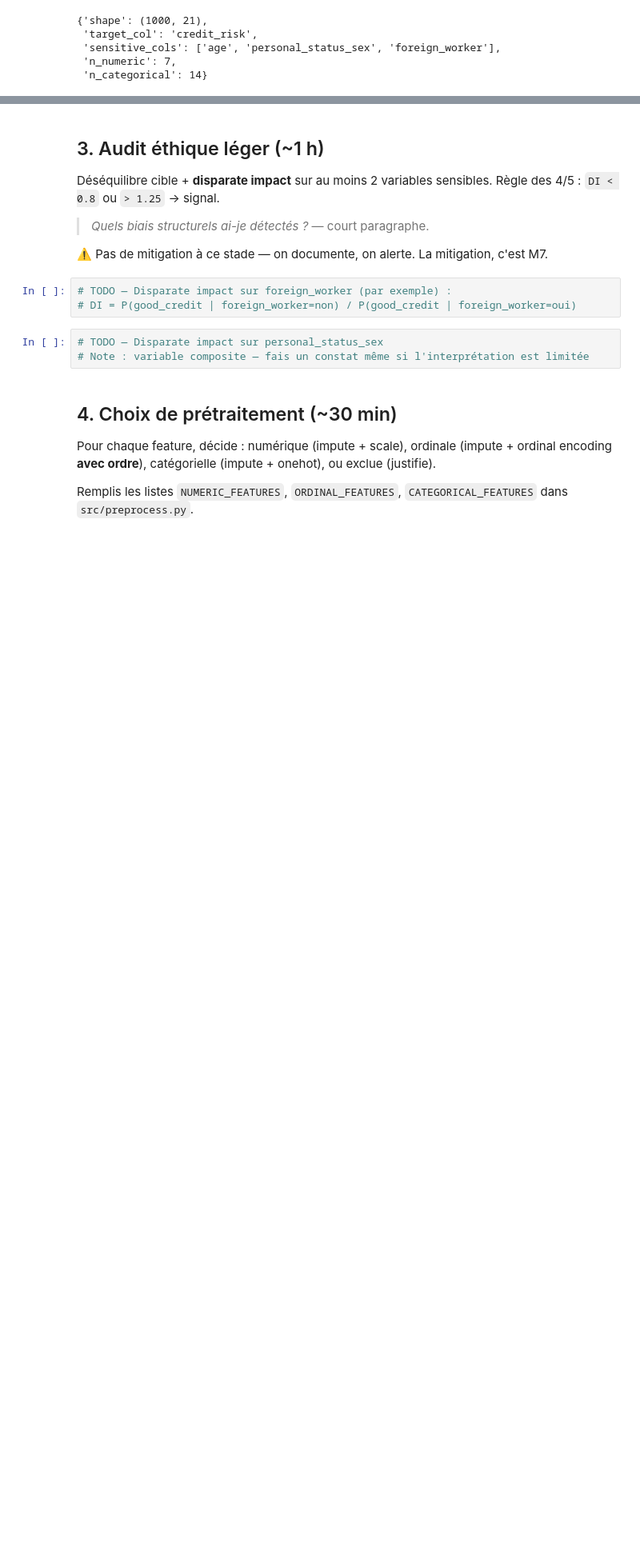
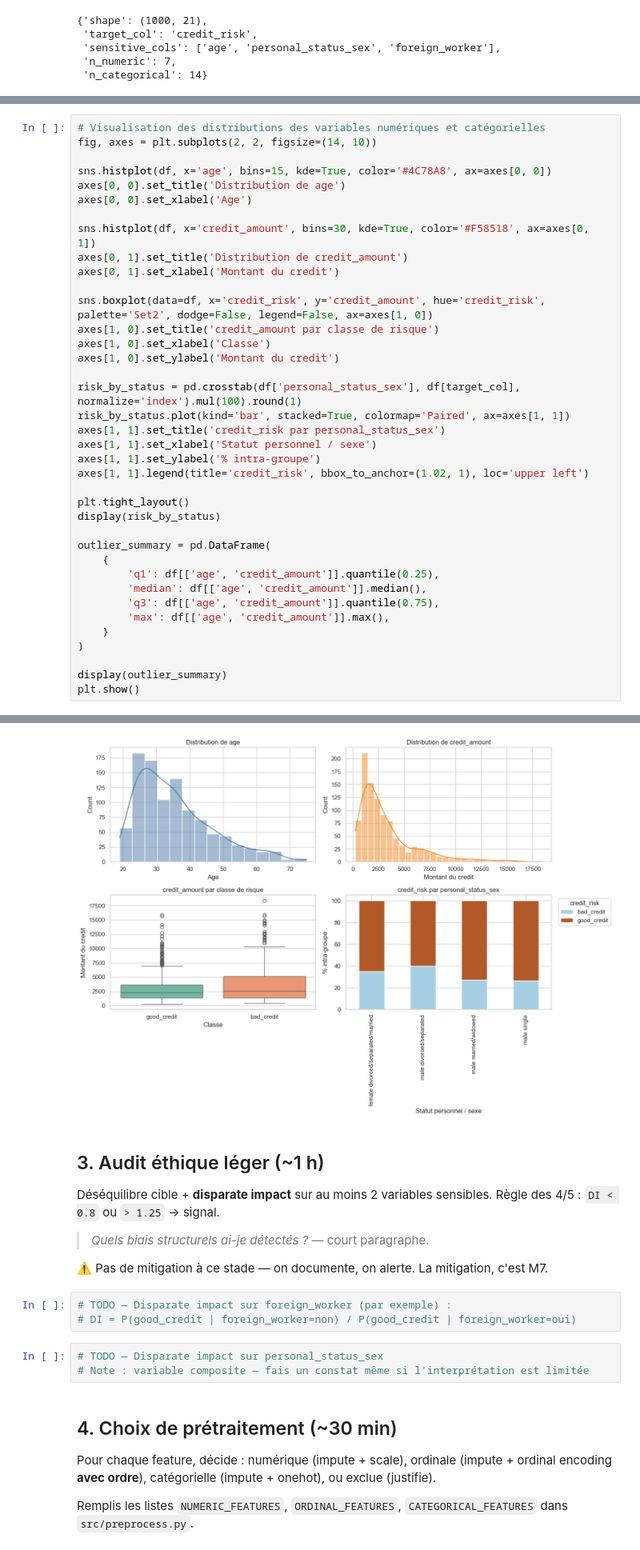
Before and after one commit to Franck-Beugnet/M2-B1-pipe-eckmuhl-franck, a Jupyter notebook: notebooks/M2-B1_template.ipynb, the cells around one changed output, grey strips where cells are left out. Shown at 80% size. Cells and saved outputs as stored; diff of their text form; blank space fills up the shorter version.

```diff
--- a/notebooks/M2-B1_template.ipynb
+++ b/notebooks/M2-B1_template.ipynb
@@ -146,0 +227,39 @@ visualisations** : distribution cible, distribution `age`, distribution
+# %%
+# Visualisation des distributions des variables numériques et catégorielles
+fig, axes = plt.subplots(2, 2, figsize=(14, 10))
+
+sns.histplot(df, x='age', bins=15, kde=True, color='#4C78A8', ax=axes[0, 0])
+axes[0, 0].set_title('Distribution de age')
+axes[0, 0].set_xlabel('Age')
+
+sns.histplot(df, x='credit_amount', bins=30, kde=True, color='#F58518', ax=axes[0, 1])
+axes[0, 1].set_title('Distribution de credit_amount')
+axes[0, 1].set_xlabel('Montant du credit')
+
+sns.boxplot(data=df, x='credit_risk', y='credit_amount', hue='credit_risk', palette='Set2', dodge=False, legend=False, ax=axes[1, 0])
+axes[1, 0].set_title('credit_amount par classe de risque')
+axes[1, 0].set_xlabel('Classe')
+axes[1, 0].set_ylabel('Montant du credit')
+
+risk_by_status = pd.crosstab(df['personal_status_sex'], df[target_col], normalize='index').mul(100).round(1)
+risk_by_status.plot(kind='bar', stacked=True, colormap='Paired', ax=axes[1, 1])
+axes[1, 1].set_title('credit_risk par personal_status_sex')
+axes[1, 1].set_xlabel('Statut personnel / sexe')
+axes[1, 1].set_ylabel('% intra-groupe')
+axes[1, 1].legend(title='credit_risk', bbox_to_anchor=(1.02, 1), loc='upper left')
+
+plt.tight_layout()
+display(risk_by_status)
+
+outlier_summary = pd.DataFrame(
+    {
+        'q1': df[['age', 'credit_amount']].quantile(0.25),
+        'median': df[['age', 'credit_amount']].median(),
+        'q3': df[['age', 'credit_amount']].quantile(0.75),
+        'max': df[['age', 'credit_amount']].max(),
+    }
+)
+
+display(outlier_summary)
+plt.show()
+# %% [output]
@@ -147,3 +275,4 @@ visualisations** : distribution cible, distribution `age`, distribution
+[figure, added]
 # %% [markdown]
 ## 3. Audit éthique léger (~1 h)
 
```
Also changed, not shown: parts of 8 cells of this notebook.
